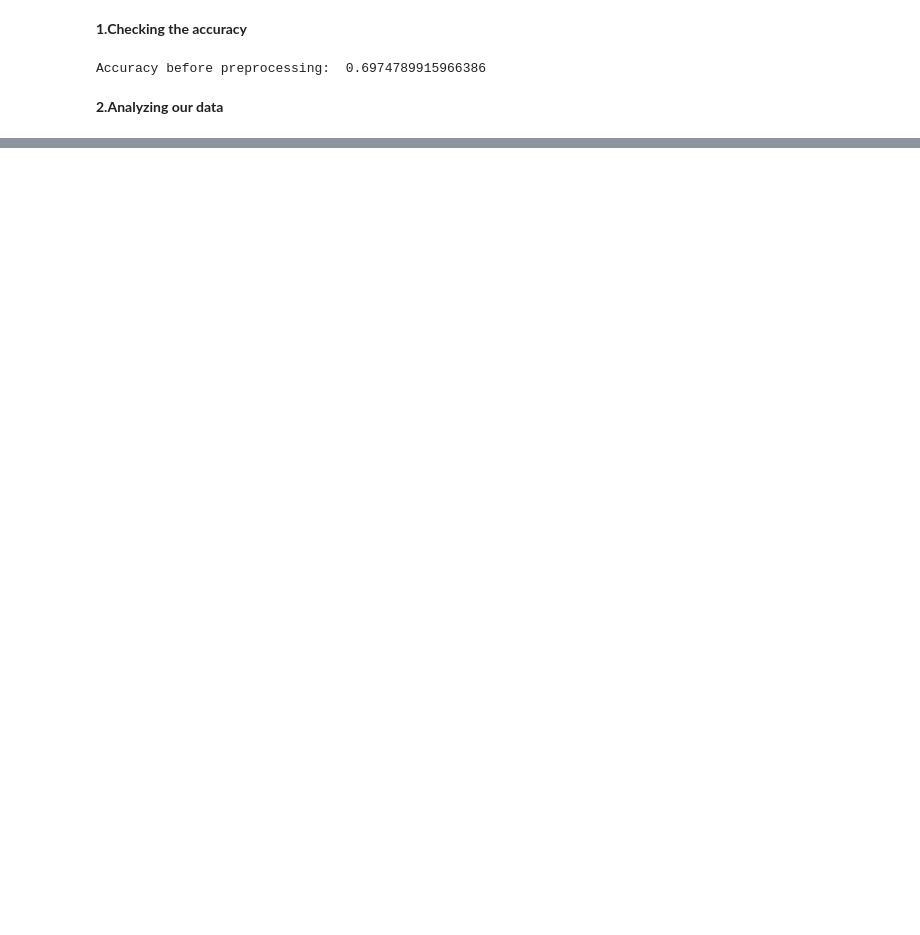
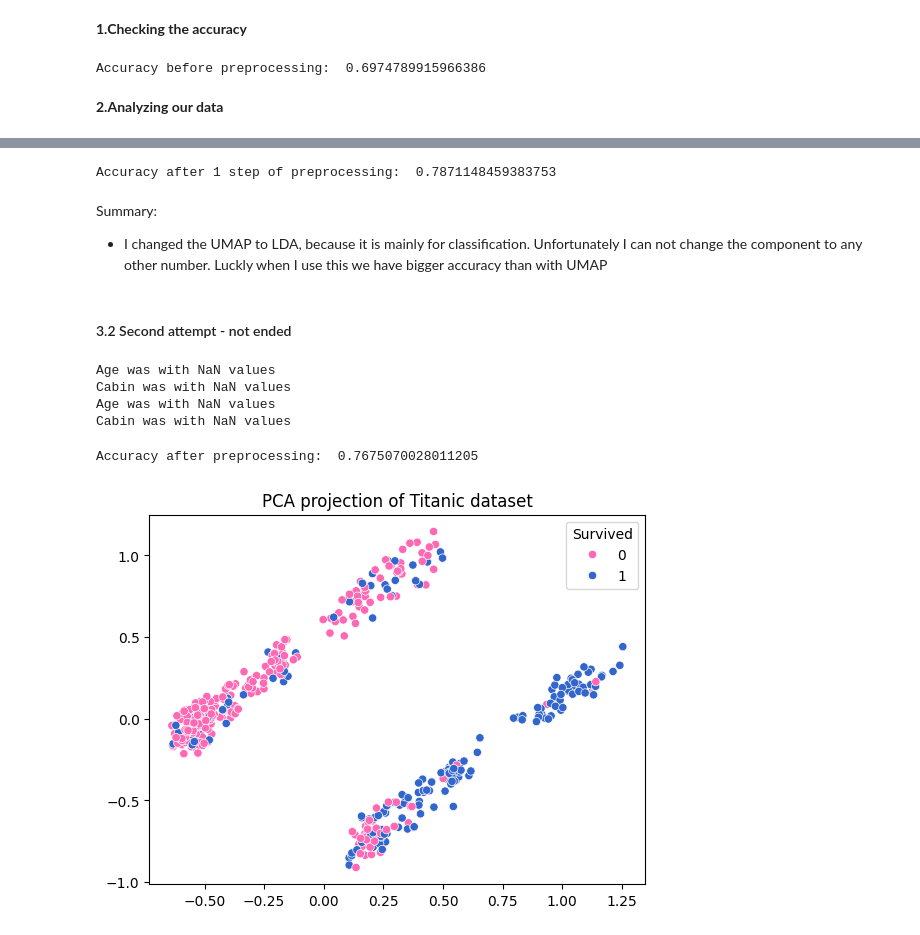
Before and after one commit to jszczublinska/DM_Titanic, a Jupyter notebook: titanic.ipynb, the cells around one changed output, grey strips where cells are left out. Cells and saved outputs as stored; diff of their text form; code cells hidden in the pictures; blank space fills up the shorter version.

```diff
--- a/titanic.ipynb
+++ b/titanic.ipynb
@@ -130,0 +183,78 @@ columns to changed:  ['Name', 'Sex', 'Ticket', 'Cabin', 'Embarked']
+# %%
+### Feature extraction
+
+## It does not show anything important, delete?
+
+# sns.set(style='white', context='notebook', rc={'figure.figsize':(14,10)})
+# df = pd.DataFrame(train_df, columns=train_df.columns.tolist())
+# sns.pairplot(df, hue='Survived')
+
+y = train_df['Survived']
+X = normalized_data
+
+lda = LDA(n_components=1)
+X = lda.fit_transform(X, y)
+X_test = lda.transform(normalized_data_test)
+
+#### AFTER  SELECTION ####################### CORRECT?
+
+y = train_df['Survived']
+y_test = test_df['Survived']
+
+print("Accuracy after 1 step of preprocessing: ", clas.getAccuracy(X, y, X_test, y_test))
+# %% [output]
+Accuracy after 1 step of preprocessing:  0.7871148459383753
+# %% [markdown]
+Summary:
+- I changed the UMAP to LDA, because it is mainly for classification. Unfortunately I can not change the component to any other number. Luckly when I use this we have bigger accuracy than with UMAP
+# %% [markdown]
+#### 3.2 Second attempt - not ended
+# %%
+# reading the data
+data = pd.read_csv('train.csv')
+train_df, test_df = clas.getTwoDatasets(data)
+
+### NORMALIZATION
+
+## training set
+# clas.changeNullValuesToMean(train_df)
+clas.changeNullValuesToNewValue(train_df)
+clas.changeNameToSurname(train_df, 'Name')
+clas.changeCaterogicalToDescrite(train_df)
+clas.changeContinuousToDescrite(train_df)
+normalized_data = clas.normalizeData(train_df, 'Survived')
+
+# ## test set
+# clas.changeNullValuesToMean(test_df)
+clas.changeNullValuesToNewValue(test_df)
+clas.changeNameToSurname(test_df, 'Name')
+clas.changeCaterogicalToDescrite(test_df)
+clas.changeContinuousToDescrite(test_df)
+normalized_data_test = clas.normalizeData(test_df, 'Survived')
+# %% [output]
+Age was with NaN values
+Cabin was with NaN values
+Age was with NaN values
+Cabin was with NaN values
+# %%
+### FEATURE EXTRACTION
+
+y = train_df['Survived']
+X = normalized_data
+X_test = normalized_data_test
+y_test = test_df['Survived']
+
+pca_transformer = PCA(n_components=2)
+
+X_pca = pca_transformer.fit_transform(X)
+X_pca_test = pca_transformer.transform(X_test)
+
+sns.scatterplot(data=train_df, x=X_pca[:, 0], y=X_pca[:, 1], hue=y, palette = ['hotpink', '#3366CC']).set_title('PCA projection of Titanic dataset')
+print("Accuracy after preprocessing: ", clas.getAccuracy(X_pca, y, X_pca_test, y_test))
+
+pca_df = pd.DataFrame(X_pca)
+pca_df_test = pd.DataFrame(X_pca_test)
+# pca_df.head()
+# %% [output]
+Accuracy after preprocessing:  0.7675070028011205
+[figure, added]
```
Also changed, not shown: parts of 30 cells of this notebook, 2 other files.
